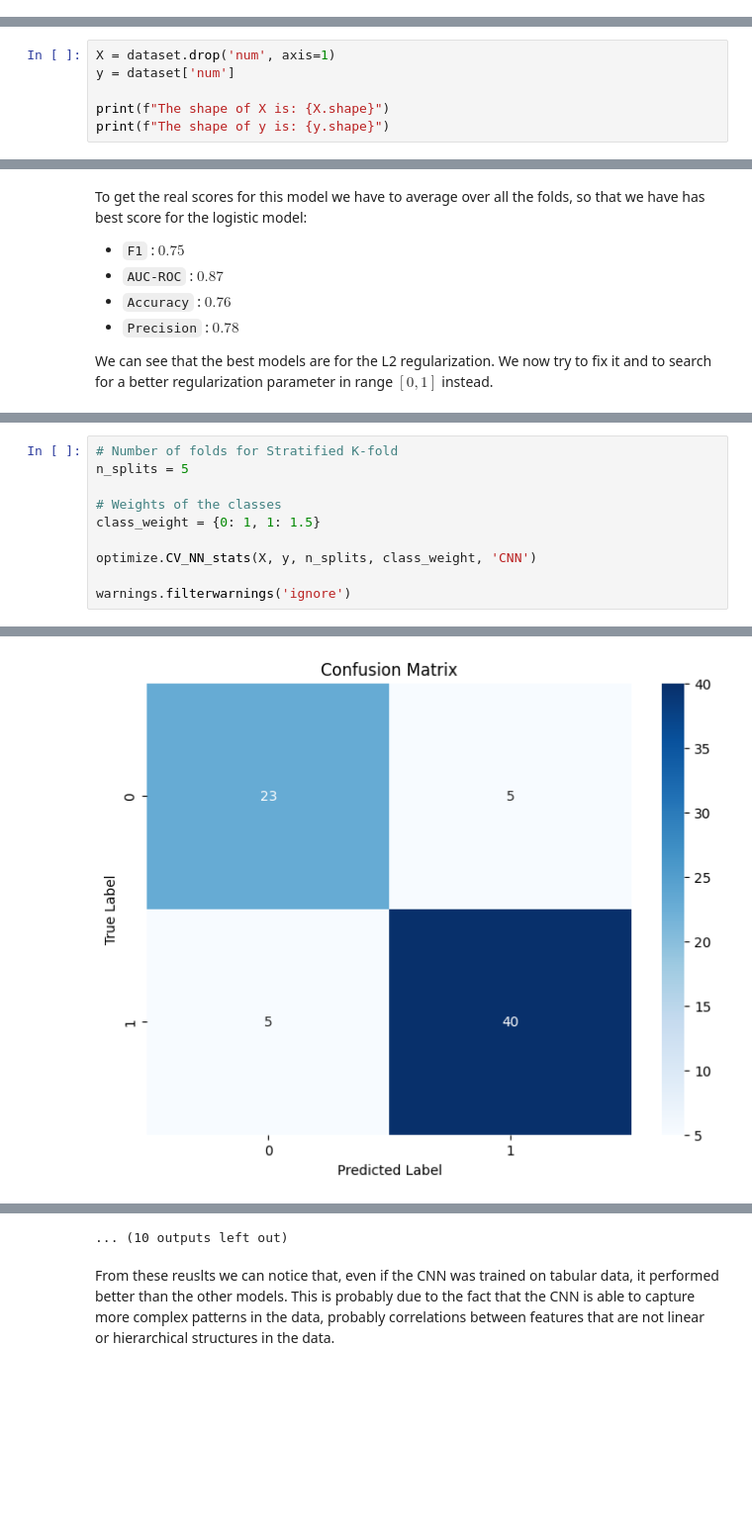
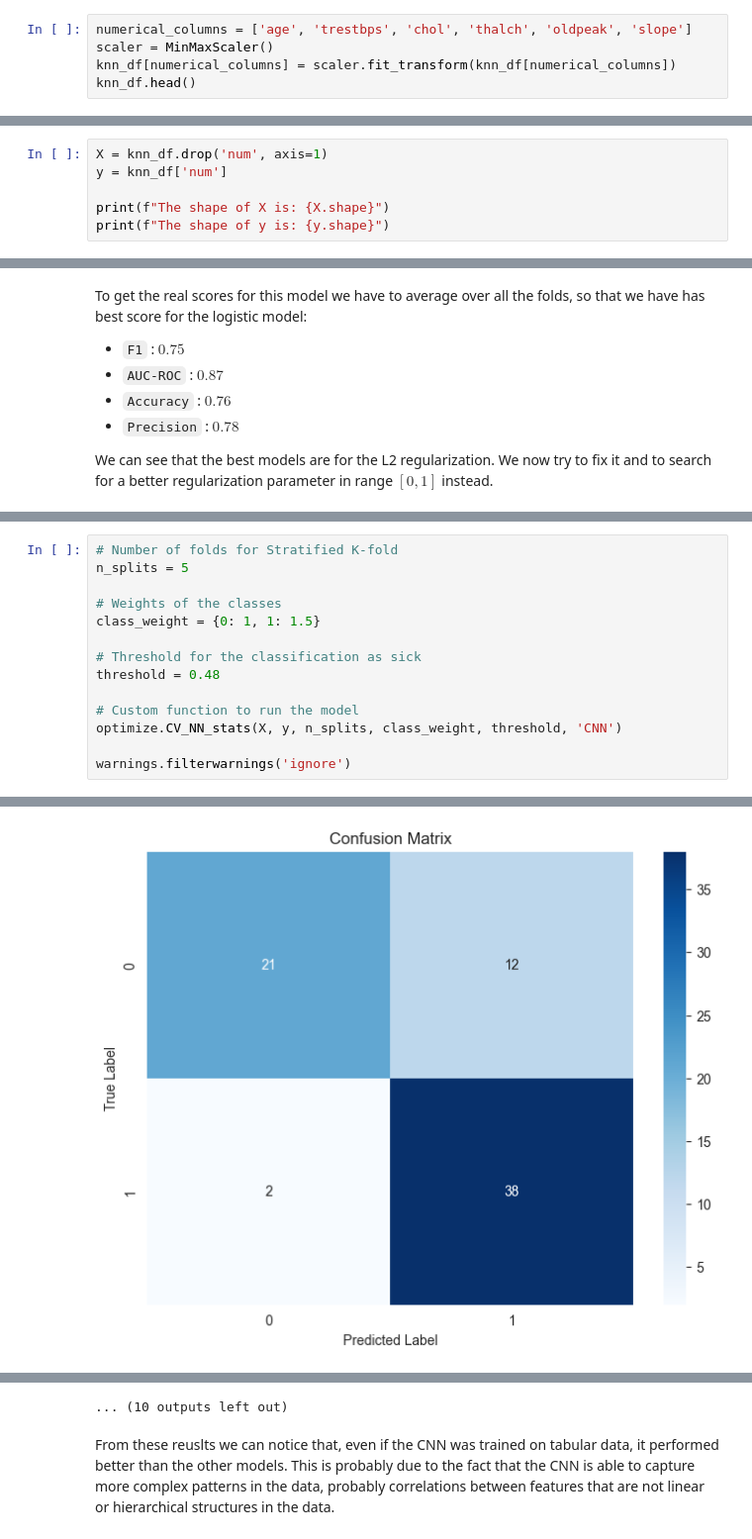
Before and after one commit to marinazanoni/FDS_final, a Jupyter notebook: report_5.ipynb, the cells around one changed output, grey strips where cells are left out. Shown at 99% size. Drawn from its saved outputs; the diff is of its cells as text; blank space fills up the shorter version.

```diff
--- a/report_5.ipynb
+++ b/report_5.ipynb
@@ -555,3 +554,8 @@ After testing the behavior of the dataset under the various types of interpolati
 Now we will split the dataset in:
 - the matrix of features $X$
 - the matrix of the labels $y$
+# %%
+numerical_columns = ['age', 'trestbps', 'chol', 'thalch', 'oldpeak', 'slope']
+scaler = MinMaxScaler()
+knn_df[numerical_columns] = scaler.fit_transform(knn_df[numerical_columns])
+knn_df.head()
@@ -558,6 +569,6 @@ Now we will split the dataset in:
 # %%
-X = dataset.drop('num', axis=1)
-y = dataset['num']
+X = knn_df.drop('num', axis=1)
+y = knn_df['num']
 
 print(f"The shape of X is: {X.shape}")
 print(f"The shape of y is: {y.shape}")
@@ -849,7 +862,11 @@ n_splits = 5
 # Weights of the classes
 class_weight = {0: 1, 1: 1.5}
 
-optimize.CV_NN_stats(X, y, n_splits, class_weight, 'CNN')
+# Threshold for the classification as sick
+threshold = 0.48
+
+# Custom function to run the model
+optimize.CV_NN_stats(X, y, n_splits, class_weight, threshold, 'CNN')
 
 warnings.filterwarnings('ignore')
 # %% [output]
@@ -871 +884 @@ weighted avg       0.86      0.86      0.86        73
-[figure, old version]
+[figure, new version]
```
Also changed, not shown: parts of 34 cells of this notebook.
